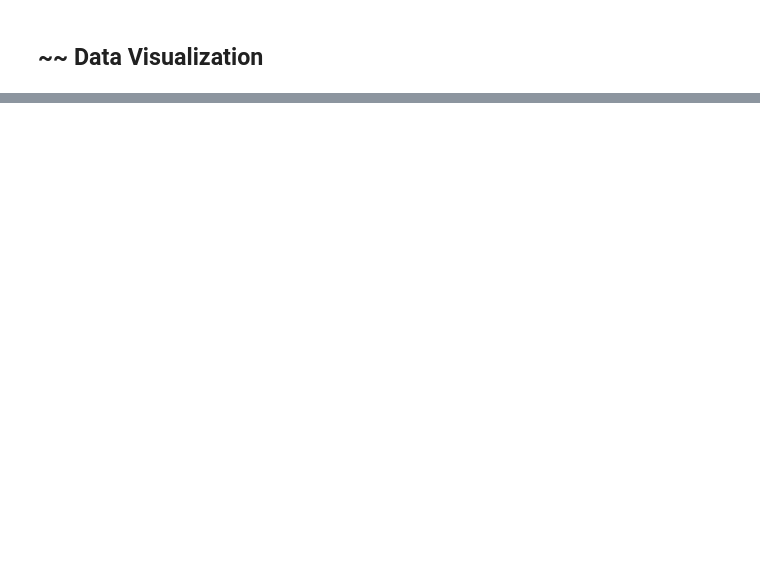
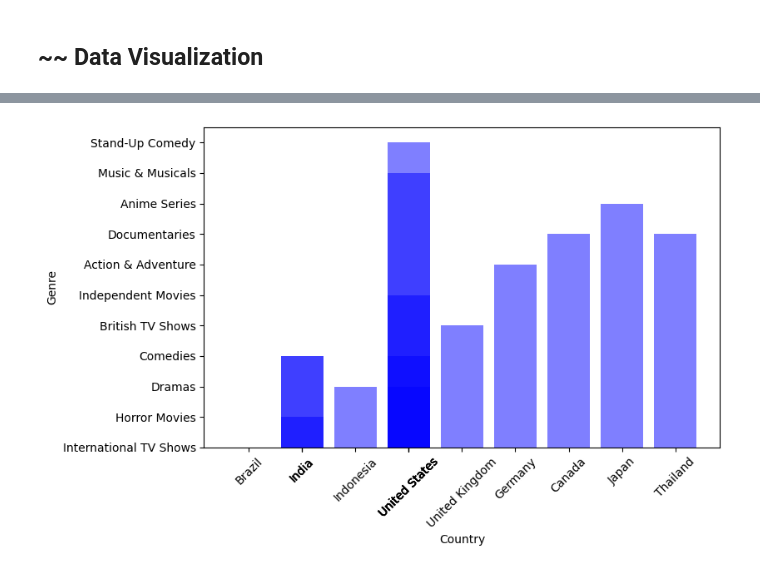
Before and after one commit to gulcan7414/uwa-dataanalytics-project1, a Jupyter notebook: project.ipynb, the cells around one changed output, grey strips where cells are left out. Saved outputs shown, nothing was run; the diff lists cells and outputs as text; code cells hidden in the pictures; blank space fills up the shorter version.

```diff
--- a/project.ipynb
+++ b/project.ipynb
@@ -216,0 +293,11 @@ df_Netflix_merged_country_genre.groupby(["genre1"]).count().sort_values(ascendin
+# %%
+x_axis=df_Netflix_merged_country_genre["Country 1"].head(15)
+y_axis=df_Netflix_merged_country_genre["Genre 1"].head(15).astype(str)
+plt.figure(figsize=(8,5))
+plt.bar(x_axis[0:15],y_axis, color='b', alpha=0.5 )
+plt.xticks(x_axis[0:15], rotation=45)
+plt.xlabel("Country")
+plt.ylabel("Genre")
+plt.show()
+# %% [output]
+[figure, added]
```
Also changed, not shown: parts of 19 cells of this notebook.
